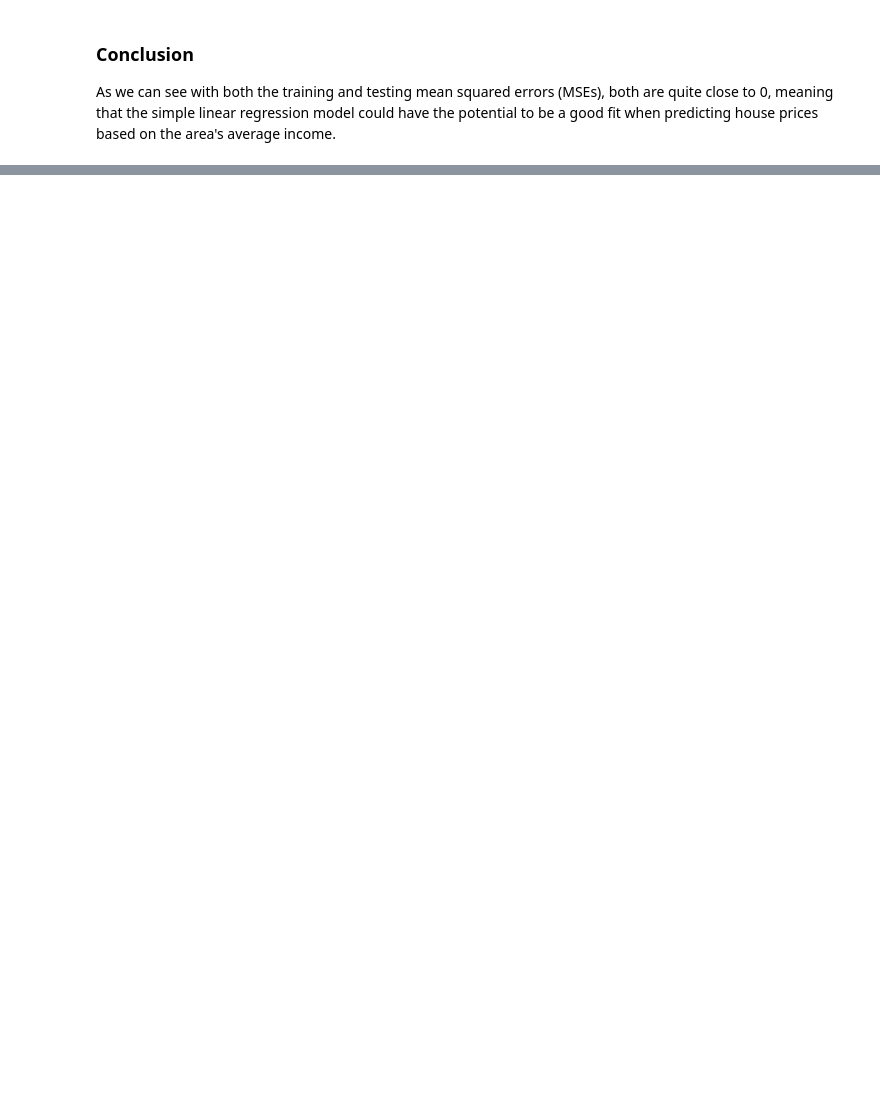
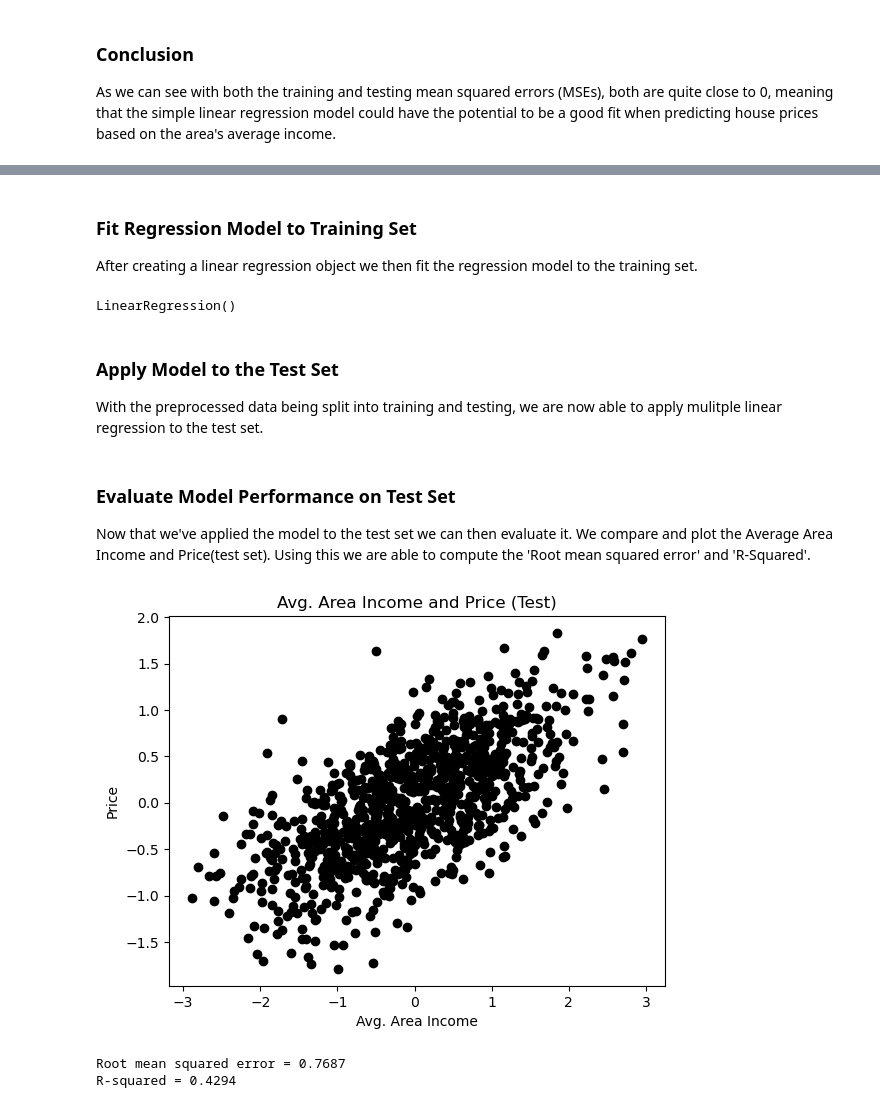
Before and after one commit to itspennyh/linear_regression_project, a Jupyter notebook: regression/simple_multi_regression.ipynb, the cells around one changed output, grey strips where cells are left out. Saved outputs shown, nothing was run; the diff lists cells and outputs as text; code cells hidden in the pictures; blank space fills up the shorter version.

Commit message:
Add files via upload
Completed multiple regression model.

```diff
--- a/regression/simple_multi_regression.ipynb
+++ b/regression/simple_multi_regression.ipynb
@@ -242,0 +246,34 @@ As we can see with both the training and testing mean squared errors (MSEs), bot
+# %% [markdown]
+### Fit Regression Model to Training Set
+After creating a linear regression object we then fit the regression model to the training set.
+# %%
+from sklearn import linear_model
+from sklearn.metrics import mean_squared_error, r2_score
+
+regr = linear_model.LinearRegression()
+
+regr.fit(X_train, y_train)
+# %% [output]
+LinearRegression()
+# %% [markdown]
+### Apply Model to the Test Set
+With the preprocessed data being split into training and testing, we are now able to apply mulitple linear regression to the test set.
+# %%
+y_pred_test = regr.predict(X_test)
+# %% [markdown]
+### Evaluate Model Performance on Test Set
+Now that we've applied the model to the test set we can then evaluate it. We compare and plot the Average Area Income and Price(test set). Using this we are able to compute the 'Root mean squared error' and 'R-Squared'.
+# %%
+plt.scatter(y_test, y_pred_test, color='black')
+plt.title('Avg. Area Income and Price (Test)')
+plt.xlabel('Avg. Area Income')
+plt.ylabel('Price')
+plt.show()
+
+
+print("Root mean squared error = %.4f" % np.sqrt(mean_squared_error(y_test, y_pred_test)))
+print('R-squared = %.4f' % r2_score(y_test, y_pred_test))
+# %% [output]
+[figure, added]
+Root mean squared error = 0.7687
+R-squared = 0.4294
```
Also changed, not shown: parts of 10 cells of this notebook.
